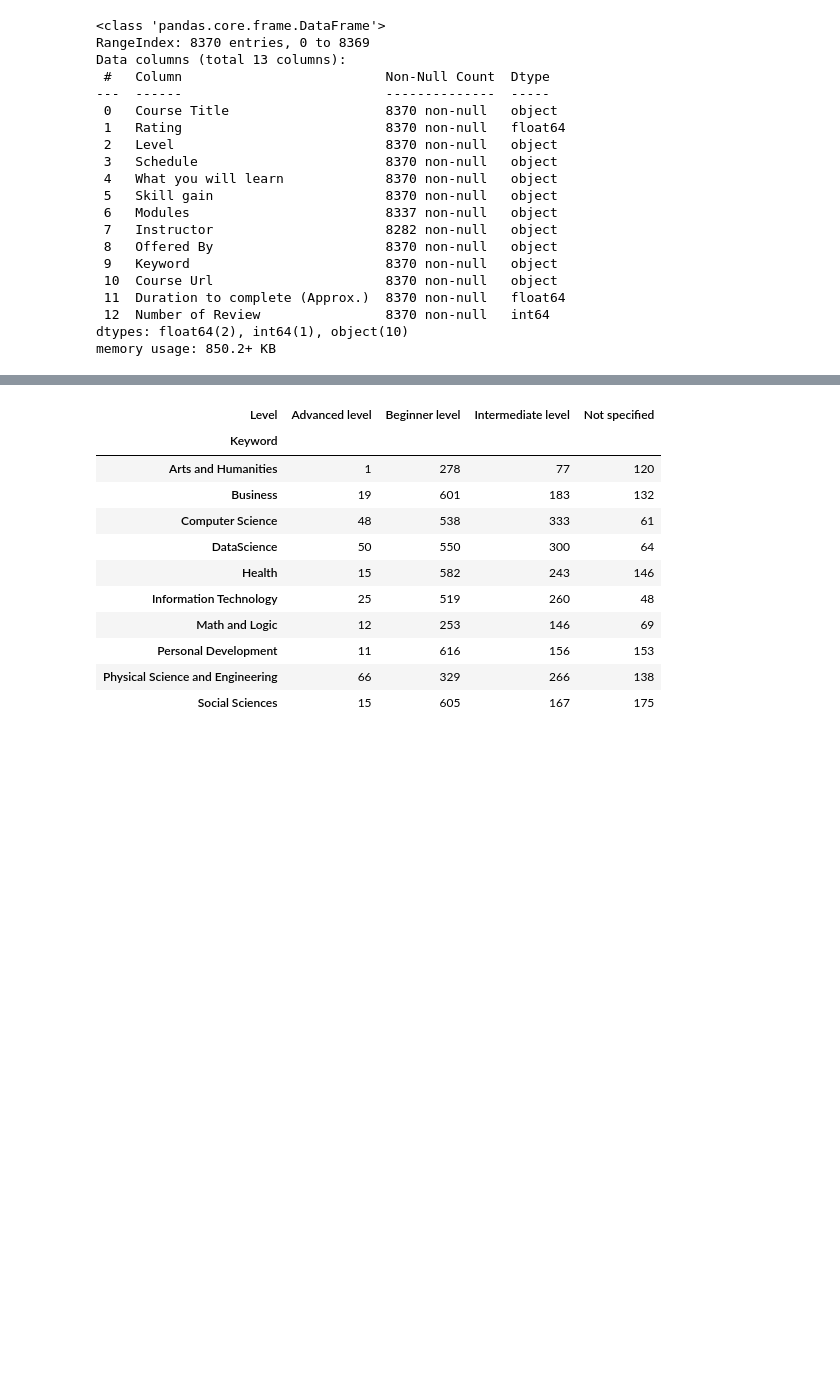
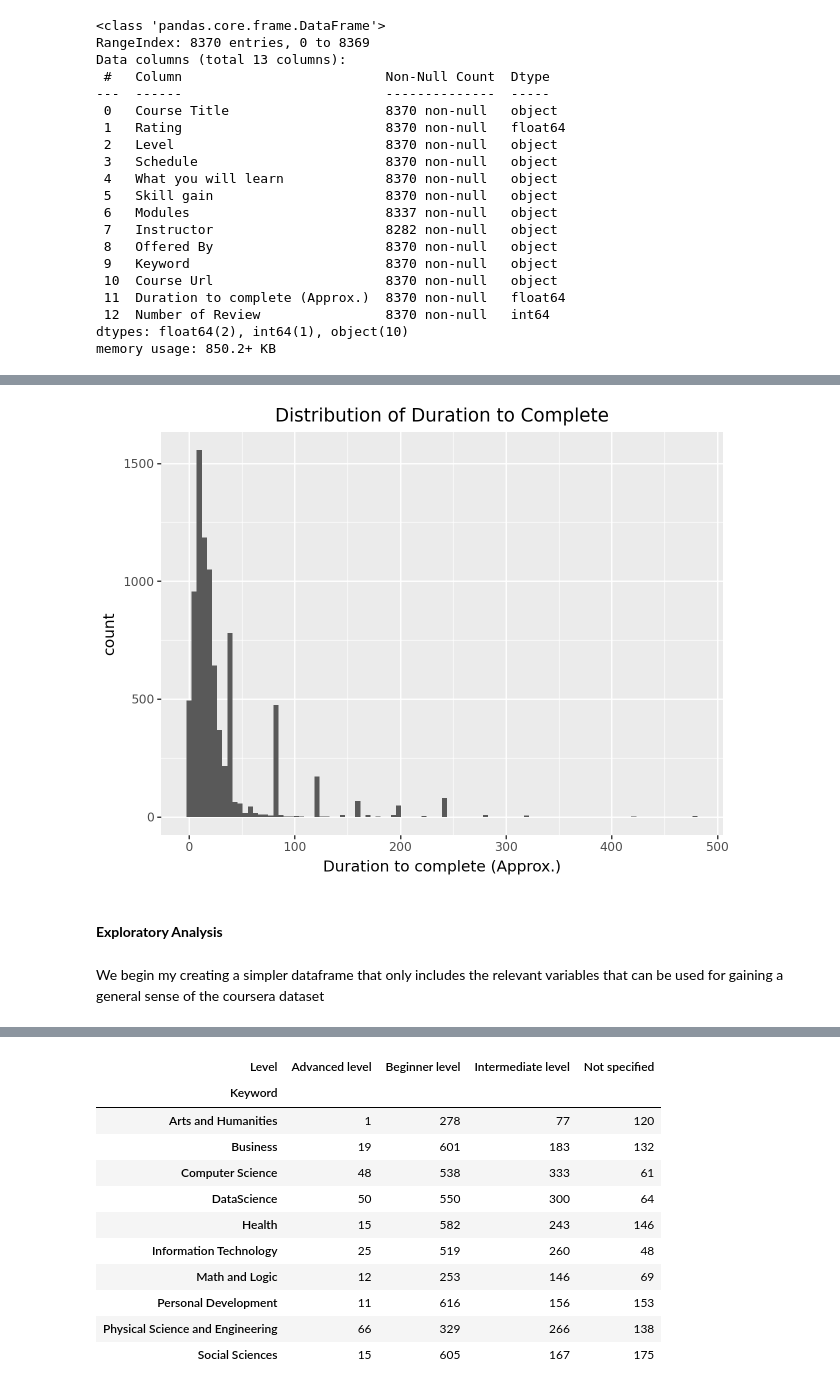
Before and after one commit to klmartin1998/spring2024-data622, a Jupyter notebook: assignments/assignment1/DATA 622 - Homework #1.ipynb, the cells around one changed output, grey strips where cells are left out. Saved outputs shown, nothing was run; the diff lists cells and outputs as text; code cells hidden in the pictures; blank space fills up the shorter version.

```diff
--- a/assignments/assignment1/DATA 622 - Homework #1.ipynb
+++ b/assignments/assignment1/DATA 622 - Homework #1.ipynb
@@ -93 +133,16 @@ memory usage: 850.2+ KB
+# %%
+# Distribution of Duraction to Complete
+
+(
+    ggplot(df1)
+    + aes(x='Duration to complete (Approx.)')
+    + geom_histogram(bins=100)
+    + labs(title='Distribution of Duration to Complete')
+)
+# %% [output]
+[figure, added]
+# %% [markdown]
+#### **Exploratory Analysis**
+# %% [markdown]
+We begin my creating a simpler dataframe that only includes the relevant variables that can be used for gaining a general sense of the coursera dataset
 # %%
```
Also changed, not shown: parts of 150 cells of this notebook.
